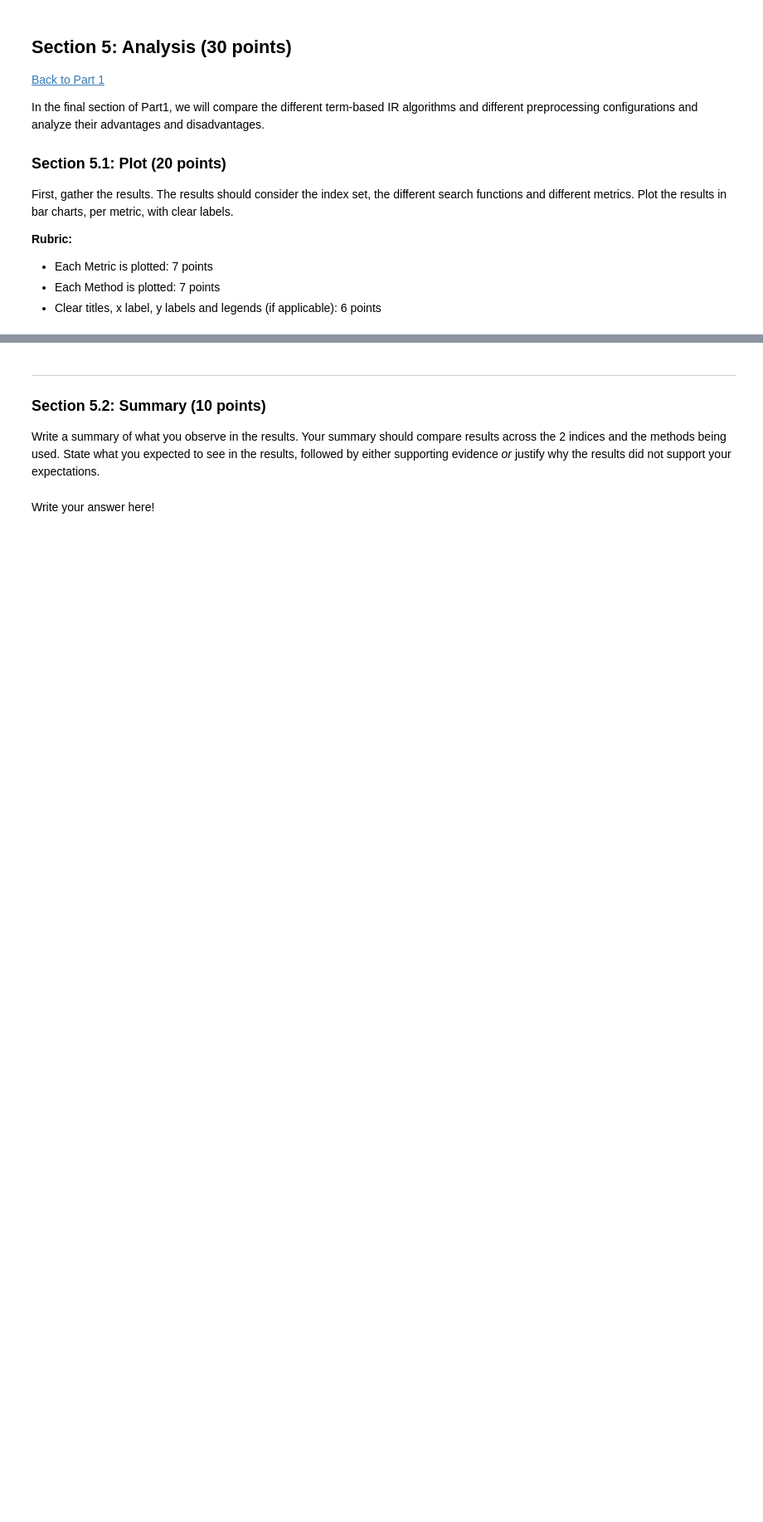
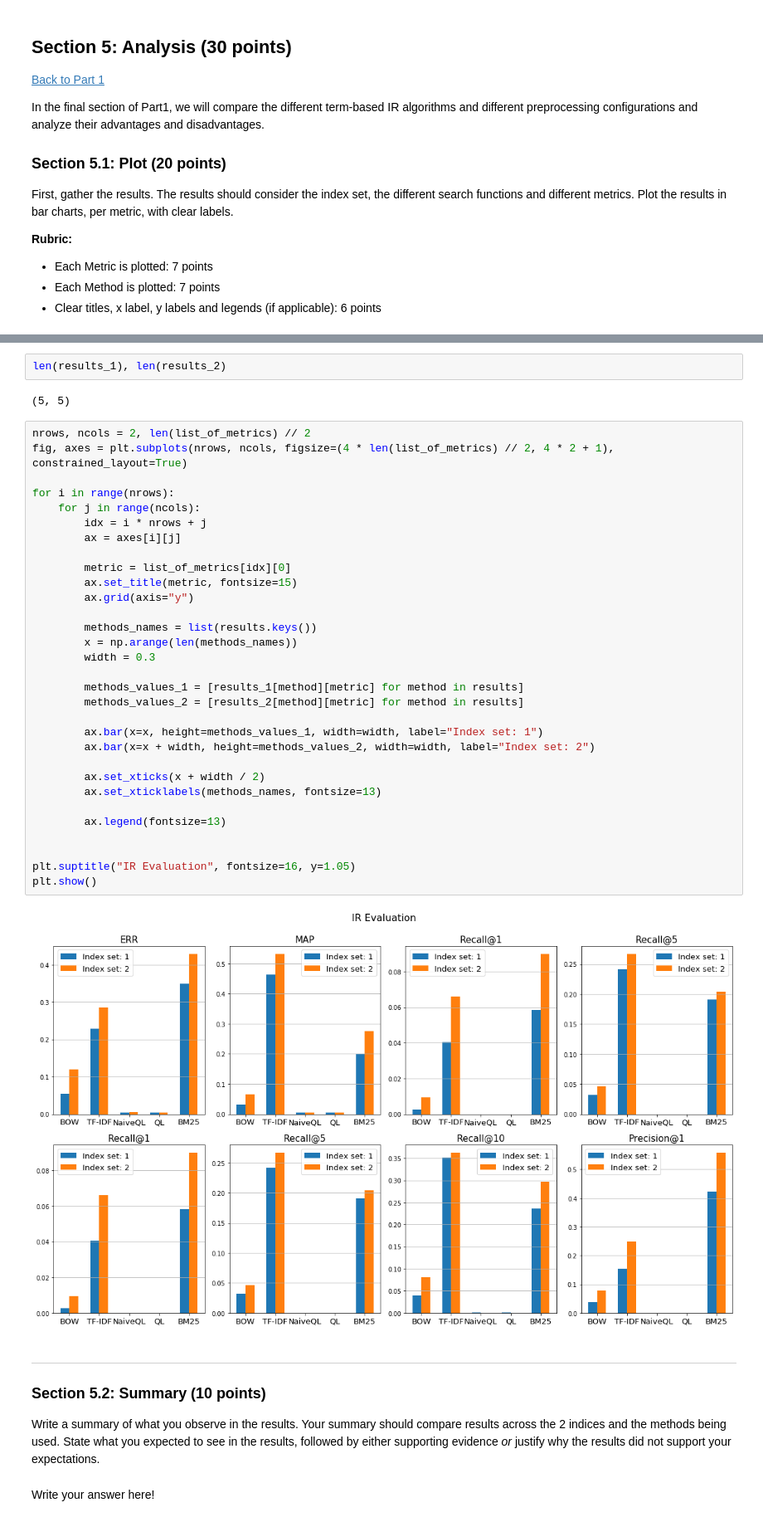
Before and after one commit to bpiyush/IR1Labs, a Jupyter notebook: lab1/hw1-dev-piyush.ipynb, the cells around one changed output, grey strips where cells are left out. Shown: that part at 83% size. Drawn from its saved outputs; the diff is of its cells as text; blank space fills up the shorter version.

```diff
--- a/lab1/hw1-dev-piyush.ipynb
+++ b/lab1/hw1-dev-piyush.ipynb
@@ -1343,3 +1699,40 @@ raise NotImplementedError()
+# %%
+len(results_1), len(results_2)
+# %% [output]
+(5, 5)
+# %%
+nrows, ncols = 2, len(list_of_metrics) // 2
+fig, axes = plt.subplots(nrows, ncols, figsize=(4 * len(list_of_metrics) // 2, 4 * 2 + 1), constrained_layout=True)
+
+for i in range(nrows):
+    for j in range(ncols):
+        idx = i * nrows + j
+        ax = axes[i][j]
+
+        metric = list_of_metrics[idx][0]
+        ax.set_title(metric, fontsize=15)
+        ax.grid(axis="y")
+
+        methods_names = list(results.keys())
+        x = np.arange(len(methods_names))
+        width = 0.3
+
+        methods_values_1 = [results_1[method][metric] for method in results]
+        methods_values_2 = [results_2[method][metric] for method in results]
+
+        ax.bar(x=x, height=methods_values_1, width=width, label="Index set: 1")
+        ax.bar(x=x + width, height=methods_values_2, width=width, label="Index set: 2")
+
+        ax.set_xticks(x + width / 2)
+        ax.set_xticklabels(methods_names, fontsize=13)
+
+        ax.legend(fontsize=13)
+
+
+plt.suptitle("IR Evaluation", fontsize=16, y=1.05)
+plt.show()
+# %% [output]
+[figure, added]
 # %% [markdown]
 ---
 ### Section 5.2: Summary (10 points)
```
Also changed, not shown: parts of 31 cells of this notebook.
